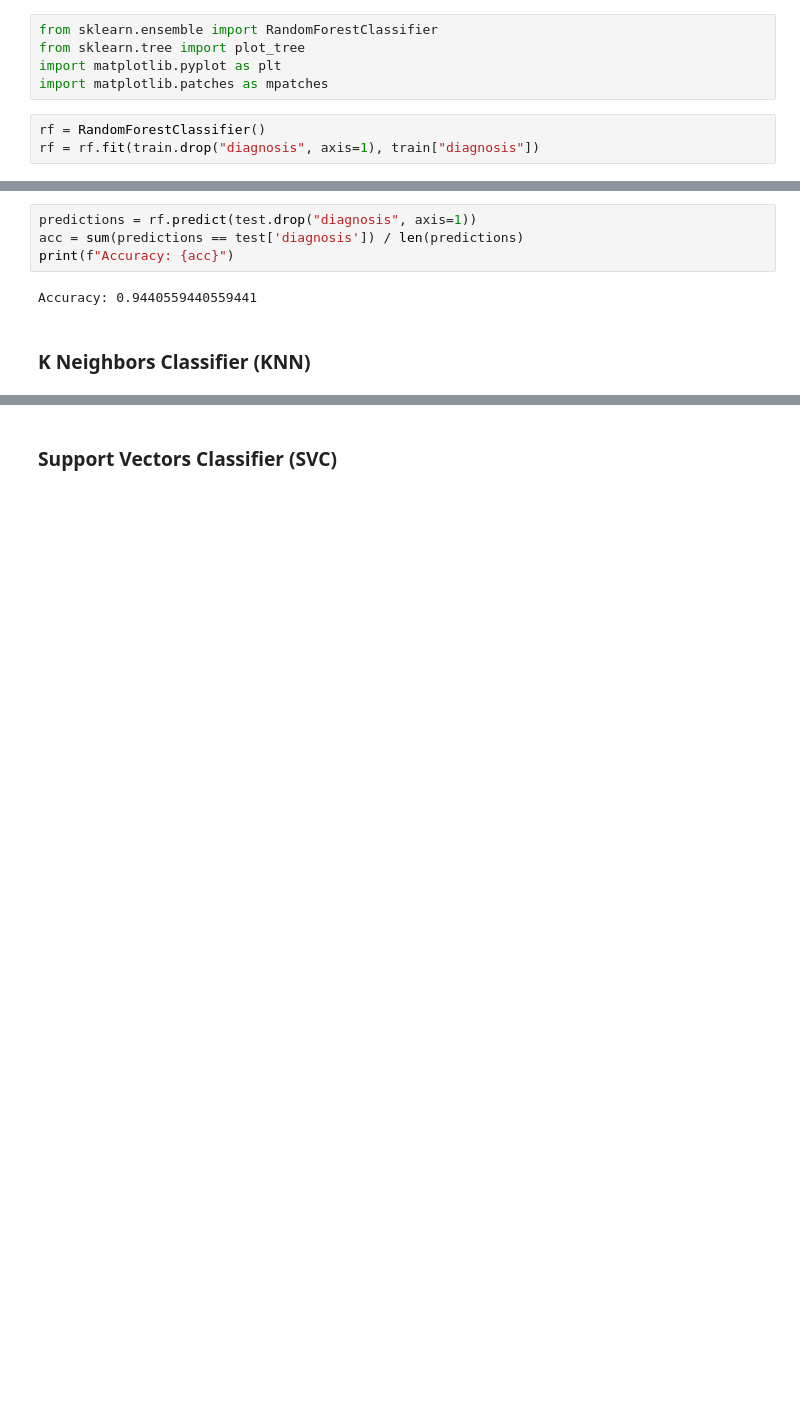
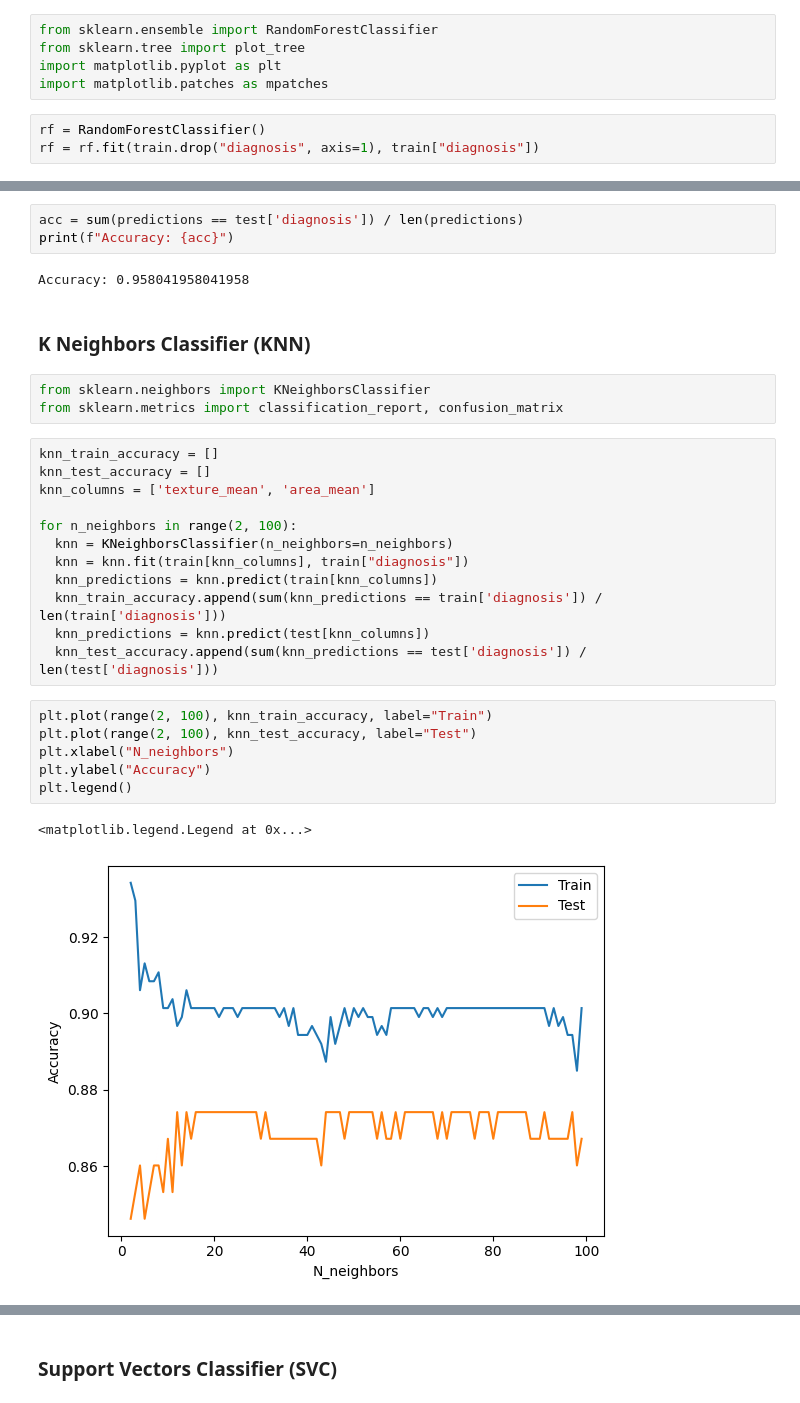
Before and after one commit to LeonardoMicheluz/progettoHealth, a Jupyter notebook: index.ipynb, the cells around one changed output, grey strips where cells are left out. Drawn from its saved outputs; the diff is of its cells as text; blank space fills up the shorter version.

```diff
--- a/index.ipynb
+++ b/index.ipynb
@@ -333,8 +366,31 @@ plt.show()
 # %%
-predictions = rf.predict(test.drop("diagnosis", axis=1))
 acc = sum(predictions == test['diagnosis']) / len(predictions)
 print(f"Accuracy: {acc}")
 # %% [output]
-Accuracy: 0.9440559440559441
+Accuracy: 0.958041958041958
 # %% [markdown]
 ### K Neighbors Classifier (KNN)
+# %%
+from sklearn.neighbors import KNeighborsClassifier
+from sklearn.metrics import classification_report, confusion_matrix
+# %%
+knn_train_accuracy = []
+knn_test_accuracy = []
+knn_columns = ['texture_mean', 'area_mean']
+
+for n_neighbors in range(2, 100):
+  knn = KNeighborsClassifier(n_neighbors=n_neighbors)
+  knn = knn.fit(train[knn_columns], train["diagnosis"])
+  knn_predictions = knn.predict(train[knn_columns])
+  knn_train_accuracy.append(sum(knn_predictions == train['diagnosis']) / len(train['diagnosis']))
+  knn_predictions = knn.predict(test[knn_columns])
+  knn_test_accuracy.append(sum(knn_predictions == test['diagnosis']) / len(test['diagnosis']))
+# %%
+plt.plot(range(2, 100), knn_train_accuracy, label="Train")
+plt.plot(range(2, 100), knn_test_accuracy, label="Test")
+plt.xlabel("N_neighbors")
+plt.ylabel("Accuracy")
+plt.legend()
+# %% [output]
+<matplotlib.legend.Legend at 0x...>
+[figure, added]
```
Also changed, not shown: parts of 25 cells of this notebook, 3 other files.
